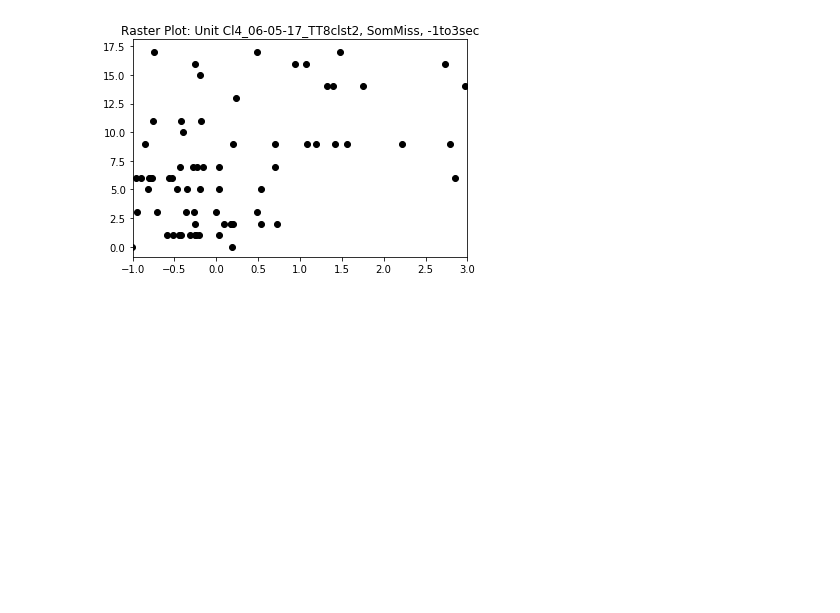
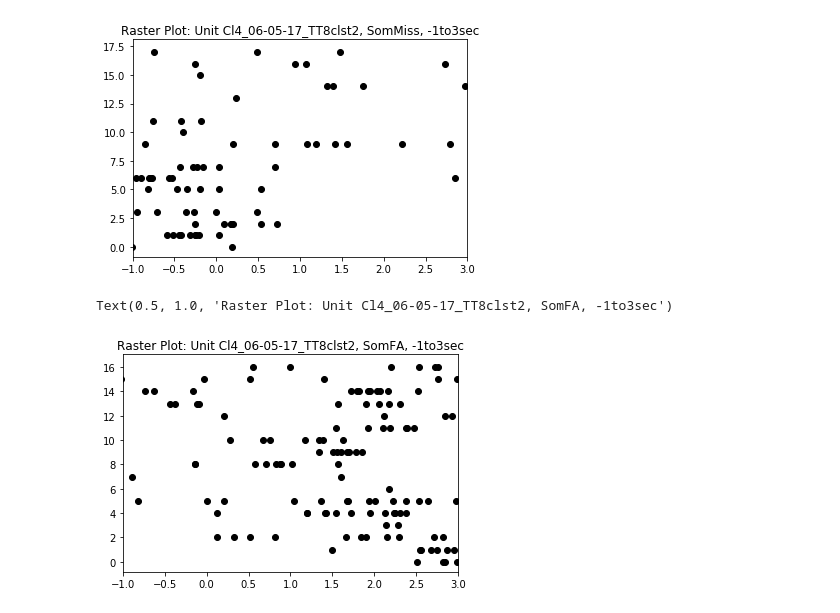
Before and after one commit to maimechevee/Undergrads, a Jupyter notebook: Evelyn WIP Final.ipynb, the cells around one changed output. Saved outputs shown, nothing was run; the diff lists cells and outputs as text; code cells hidden in the pictures; blank space fills up the shorter version.

Commit message:
Final 8 plots

```diff
--- a/Evelyn WIP Final.ipynb
+++ b/Evelyn WIP Final.ipynb
@@ -46,13 +51,17 @@ plt.title('Raster Plot: Unit Cl4_06-05-17_TT8clst2, SomMiss, -1to3sec')
 Text(0.5, 1.0, 'Raster Plot: Unit Cl4_06-05-17_TT8clst2, SomMiss, -1to3sec')
 [figure]
 # %%
-#Raster Plot: SomMiss
-neuron_spike_SomMiss = master_log[(master_log['Stim/Block/Response'] == 'SomMiss') & (master_log.unit_name == 'Cl4_06-05-17_TT8clst2')].spike_times - master_log[(master_log['Stim/Block/Response'] == 'SomMiss') & (master_log.unit_name == 'Cl4_06-05-17_TT8clst2')].stim_onset
-neuron_trial_num_SomMiss = master_log[(master_log['Stim/Block/Response'] == 'SomMiss') & (master_log.unit_name == 'Cl4_06-05-17_TT8clst2')].trial_num
+#Raster Plot: SomFA
+neuron_spike_SomFA = master_log[(master_log['Stim/Block/Response'] == 'SomFA') & (master_log.unit_name == 'Cl4_06-05-17_TT8clst2')].spike_times - master_log[(master_log['Stim/Block/Response'] == 'SomFA') & (master_log.unit_name == 'Cl4_06-05-17_TT8clst2')].stim_onset
+neuron_trial_num_SomFA = master_log[(master_log['Stim/Block/Response'] == 'SomFA') & (master_log.unit_name == 'Cl4_06-05-17_TT8clst2')].trial_num
 count = 0
-for i in range(0,len(neuron_spike_SomMiss)):
-    x = neuron_spike_SomMiss[neuron_spike_SomMiss.index[i]]
+for i in range(0,len(neuron_spike_SomFA)):
+    x = neuron_spike_SomFA[neuron_spike_SomFA.index[i]]
     y = np.tile(count, len(x))
     plt.scatter(x, y, color = 'black')
     count += 1
 plt.xlim(-1,3)
+plt.title('Raster Plot: Unit Cl4_06-05-17_TT8clst2, SomFA, -1to3sec')
+# %% [output]
+Text(0.5, 1.0, 'Raster Plot: Unit Cl4_06-05-17_TT8clst2, SomFA, -1to3sec')
+[figure, added]
```
Also changed, not shown: parts of 8 cells of this notebook.
